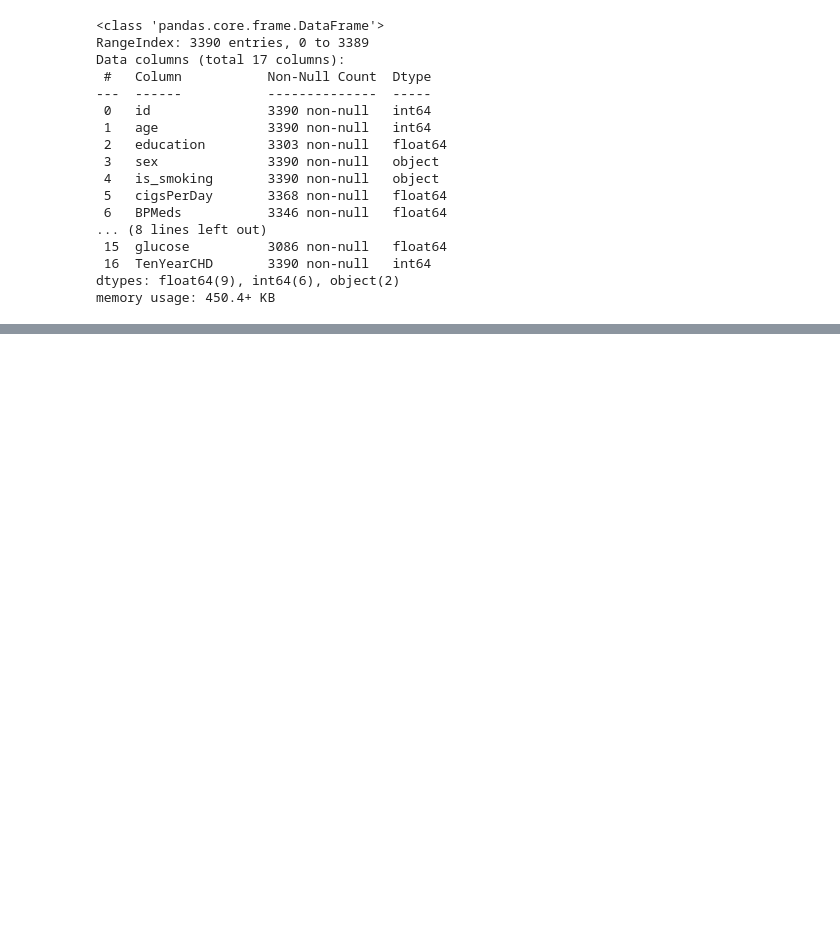
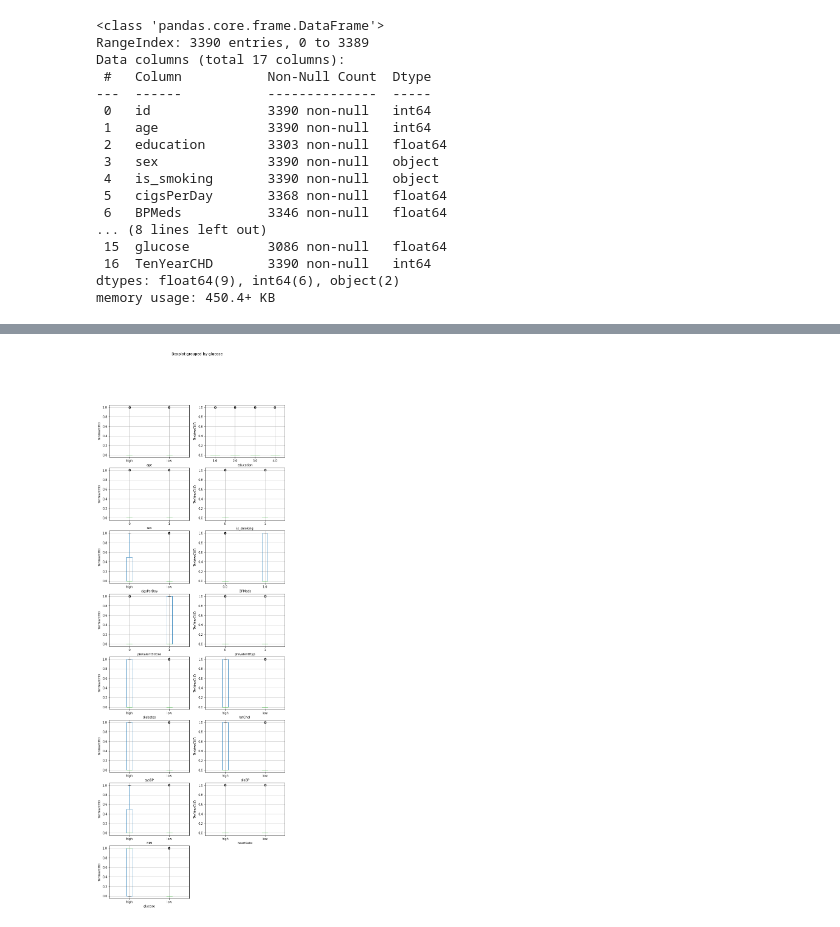
Before and after one commit to prabirdeb/Cardiovascular-Risk-Prediction, a Jupyter notebook: Cardiovascular_Risk_Prediction.ipynb, the cells around one changed output, grey strips where cells are left out. Saved outputs shown, nothing was run; the diff lists cells and outputs as text; code cells hidden in the pictures; blank space fills up the shorter version.

```diff
--- a/Cardiovascular_Risk_Prediction.ipynb
+++ b/Cardiovascular_Risk_Prediction.ipynb
@@ -194,0 +213,4 @@ While, we are finding out the **general formula** from the experiences, we shoul
+# %%
+# Imputation of Null values in categorical variables with mode
+for column_name in ['education', 'BPMeds']:
+  cardio_df_clean[column_name]=cardio_df_clean[column_name].fillna(cardio_df_clean[column_name].mode()[0])
@@ -194,0 +284,3 @@ While, we are finding out the **general formula** from the experiences, we shoul
+# %%
+# Encoding 'Sex' column
+cardio_df_clean['sex'] = cardio_df_clean['sex'].apply(lambda x : 0 if x == 'F' else 1)
@@ -194,0 +292,3 @@ While, we are finding out the **general formula** from the experiences, we shoul
+# %%
+# Encoding 'is_smoking' column
+cardio_df_clean['is_smoking'] = cardio_df_clean['is_smoking'].apply(lambda x : 0 if x == 'NO' else 1)
@@ -194,0 +307,22 @@ While, we are finding out the **general formula** from the experiences, we shoul
+# %%
+# Converting numerical feature to categorical feature for outlier experience detection
+# Thus we can divide numerical features into two categories: Highly and Low
+outlier_detect_df=cardio_df_clean[cardio_df_clean.describe().columns]
+
+for col in ['age', 'cigsPerDay', 'diabetes', 'totChol', 'sysBP', 'diaBP', 'BMI', 'heartRate', 'glucose']:
+  limit=outlier_detect_df[col].min()+(outlier_detect_df[col].max()-outlier_detect_df[col].min())/2
+  outlier_detect_df[col] = cardio_df_clean[col].apply(lambda x : 'low' if x < limit else 'high')
+# %%
+# Checking outliers
+fig = plt.figure(figsize=(10, 30))
+a=1
+for col in outlier_detect_df.columns[:-1]:
+  plt.subplot(8,2, a)
+  ax = fig.gca()
+  outlier_detect_df.boxplot(column = 'TenYearCHD', by = col, ax = ax)
+  ax.set_title('');
+  ax.set_ylabel("TenYearCHD")
+  a=a+1
+plt.show()
+# %% [output]
+[figure, added]
```
Also changed, not shown: parts of 88 cells of this notebook.
